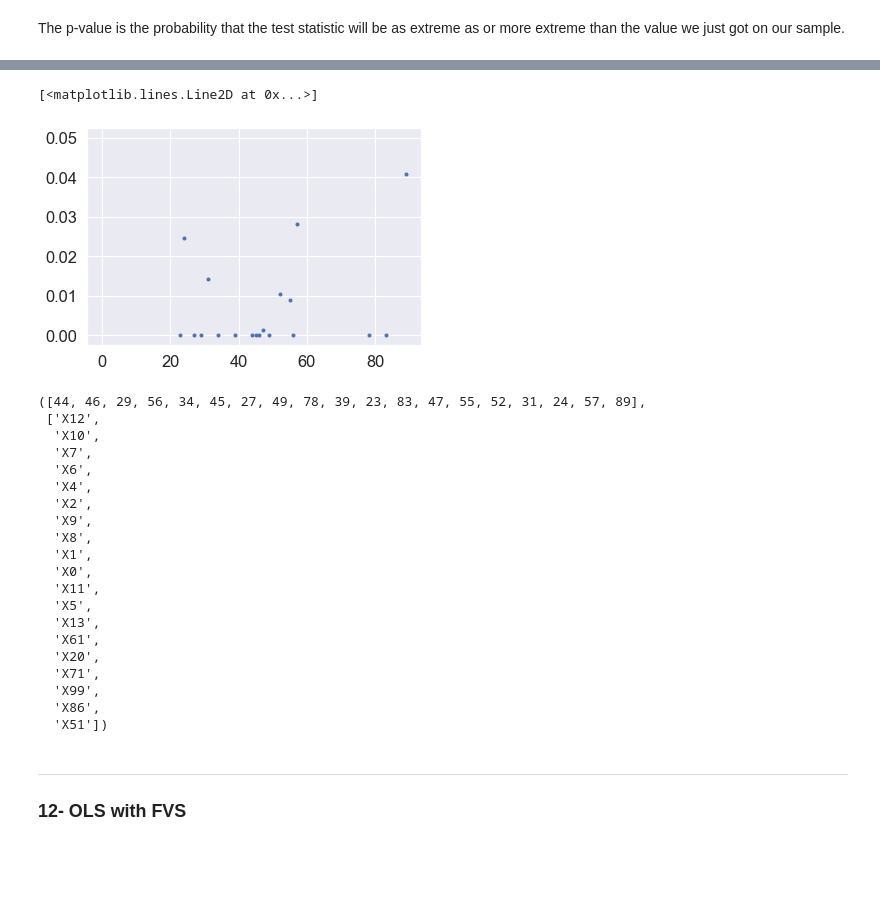
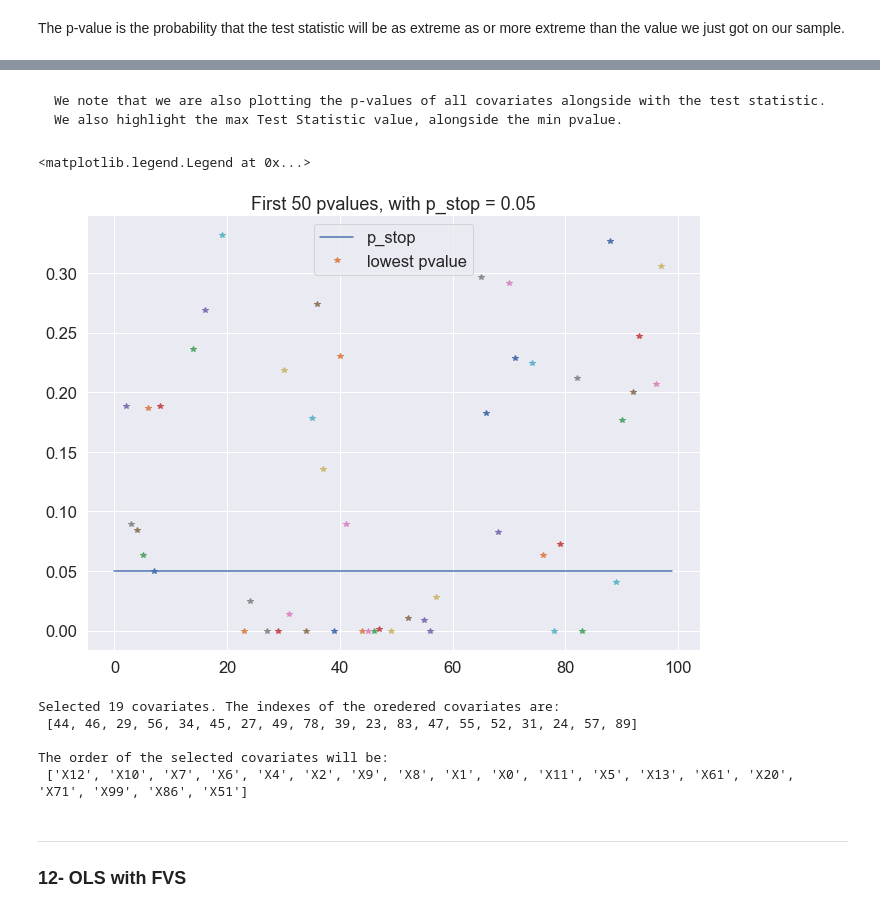
Before and after one commit to Bourhano/TelecomParis, a Jupyter notebook: StatisticsOLS/sd-tsia204_lab2_dernayka_bourhan.ipynb, the cells around one changed output, grey strips where cells are left out. Saved outputs shown, nothing was run; the diff lists cells and outputs as text; code cells hidden in the pictures; blank space fills up the shorter version.

```diff
--- a/StatisticsOLS/sd-tsia204_lab2_dernayka_bourhan.ipynb
+++ b/StatisticsOLS/sd-tsia204_lab2_dernayka_bourhan.ipynb
@@ -605,9 +616,20 @@ for i in range(3):
-# %%
-plt.plot(selected, pValues[:19], '.')
-plt.plot(0.05, '-')
-# %% [output]
-[<matplotlib.lines.Line2D at 0x...>]
-[figure, removed]
+# %% [markdown]
+    We note that we are also plotting the p-values of all covariates alongside with the test statistic.
+    We also highlight the max Test Statistic value, alongside the min pvalue.
+# %%
+plt.figure(figsize=(11, 8))
+plt.title("First 50 pvalues, with p_stop = 0.05")
+
+span = np.array([float(i) for i in range(100)])
+plt.plot(span, 0.05 * np.ones(100), '-')
+
+i = 0
+for iterationSpan in pValues:
+    plt.plot(ordered[i], min(iterationSpan.values()), '*'); i+=1
+plt.legend(["p_stop", "lowest pvalue"])
+# %% [output]
+<matplotlib.legend.Legend at 0x...>
+[figure, added]
 # %%
 covariates = X_train_fitted.columns
 selectedCovariates = [0]*len(selected)
@@ -615,28 +637,15 @@ j=0
 for i in selected:
     selectedCovariates[j] = covariates[i]
     j += 1
-selected, selectedCovariates
+
+print("Selected",len(selected),"covariates. The indexes of the oredered covariates are:\n", selected)
+print("\nThe order of the selected covariates will be:\n", selectedCovariates)
 # %% [output]
-([44, 46, 29, 56, 34, 45, 27, 49, 78, 39, 23, 83, 47, 55, 52, 31, 24, 57, 89],
- ['X12',
-  'X10',
-  'X7',
-  'X6',
-  'X4',
-  'X2',
-  'X9',
-  'X8',
-  'X1',
-  'X0',
-  'X11',
-  'X5',
-  'X13',
-  'X61',
-  'X20',
-  'X71',
-  'X99',
-  'X86',
-  'X51'])
+Selected 19 covariates. The indexes of the oredered covariates are:
+ [44, 46, 29, 56, 34, 45, 27, 49, 78, 39, 23, 83, 47, 55, 52, 31, 24, 57, 89]
+
+The order of the selected covariates will be:
+ ['X12', 'X10', 'X7', 'X6', 'X4', 'X2', 'X9', 'X8', 'X1', 'X0', 'X11', 'X5', 'X13', 'X61', 'X20', 'X71', 'X99', 'X86', 'X51']
 # %% [markdown]
 ___
 ### 12- OLS with FVS
```
Also changed, not shown: parts of 4 cells of this notebook.
